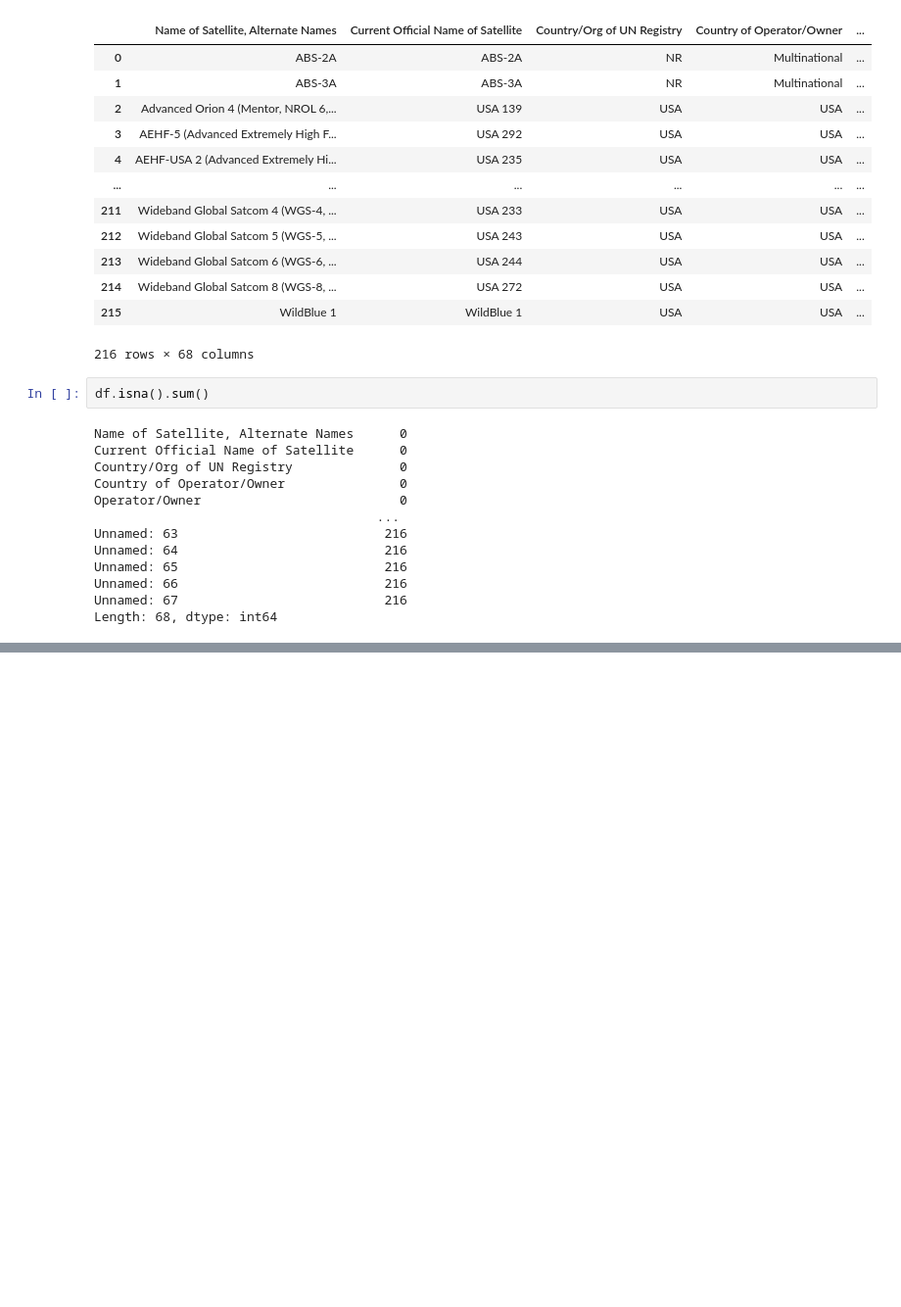
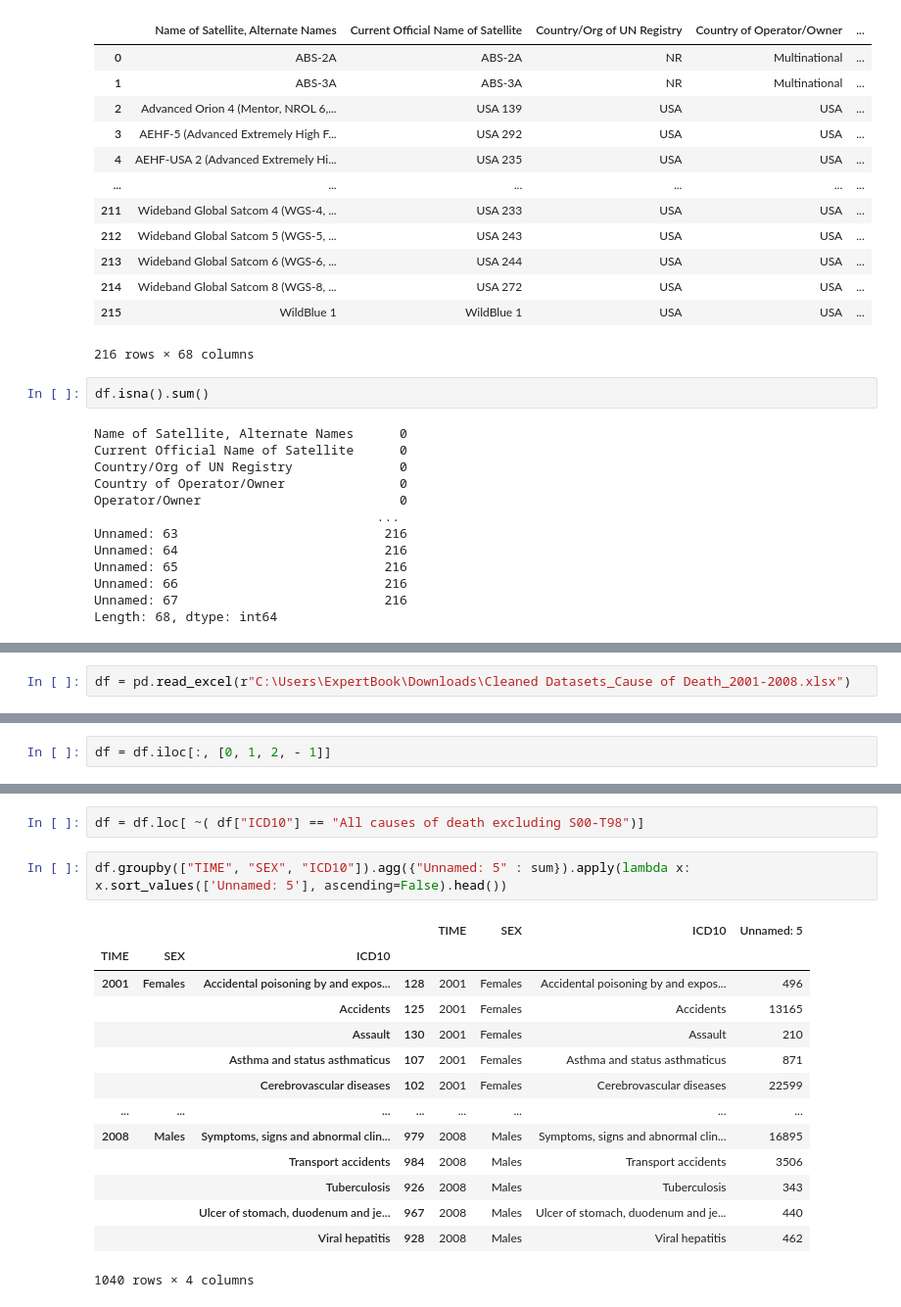
Before and after one commit to Neunn/Personal-outfit-detection-platform-with-YOLO, a Jupyter notebook: paper.ipynb, the cells around one changed output, grey strips where cells are left out. Shown: that part at 98% size. Cells and saved outputs as stored; diff of their text form; blank space fills up the shorter version.

```diff
--- a/paper.ipynb
+++ b/paper.ipynb
@@ -67,0 +96,2 @@ Length: 68, dtype: int64
+# %%
+df = pd.read_excel(r"C:\Users\ExpertBook\Downloads\Cleaned Datasets_Cause of Death_2001-2008.xlsx")
@@ -67,0 +108,2 @@ Length: 68, dtype: int64
+# %%
+df = df.iloc[:, [0, 1, 2, - 1]]
@@ -67,0 +133,19 @@ Length: 68, dtype: int64
+# %%
+df = df.loc[ ~( df["ICD10"] == "All causes of death excluding S00-T98")]
+# %%
+df.groupby(["TIME", "SEX", "ICD10"]).agg({"Unnamed: 5" : sum}).apply(lambda x: x.sort_values(['Unnamed: 5'], ascending=False).head())
+# %% [output]
+|  |  |  |  | TIME | SEX | ICD10 | Unnamed: 5 |
+| TIME | SEX | ICD10 |  |  |  |  |  |
+| 2001 | Females | Accidental poisoning by and expos... | 128 | 2001 | Females | Accidental poisoning by and expos... | 496 |
+|  |  | Accidents | 125 | 2001 | Females | Accidents | 13165 |
+|  |  | Assault | 130 | 2001 | Females | Assault | 210 |
+|  |  | Asthma and status asthmaticus | 107 | 2001 | Females | Asthma and status asthmaticus | 871 |
+|  |  | Cerebrovascular diseases | 102 | 2001 | Females | Cerebrovascular diseases | 22599 |
+| ... | ... | ... | ... | ... | ... | ... | ... |
+| 2008 | Males | Symptoms, signs and abnormal clin... | 979 | 2008 | Males | Symptoms, signs and abnormal clin... | 16895 |
+|  |  | Transport accidents | 984 | 2008 | Males | Transport accidents | 3506 |
+|  |  | Tuberculosis | 926 | 2008 | Males | Tuberculosis | 343 |
+|  |  | Ulcer of stomach, duodenum and je... | 967 | 2008 | Males | Ulcer of stomach, duodenum and je... | 440 |
+|  |  | Viral hepatitis | 928 | 2008 | Males | Viral hepatitis | 462 |
+1040 rows × 4 columns
```
Also changed, not shown: parts of 7 cells of this notebook, 6 other files.
